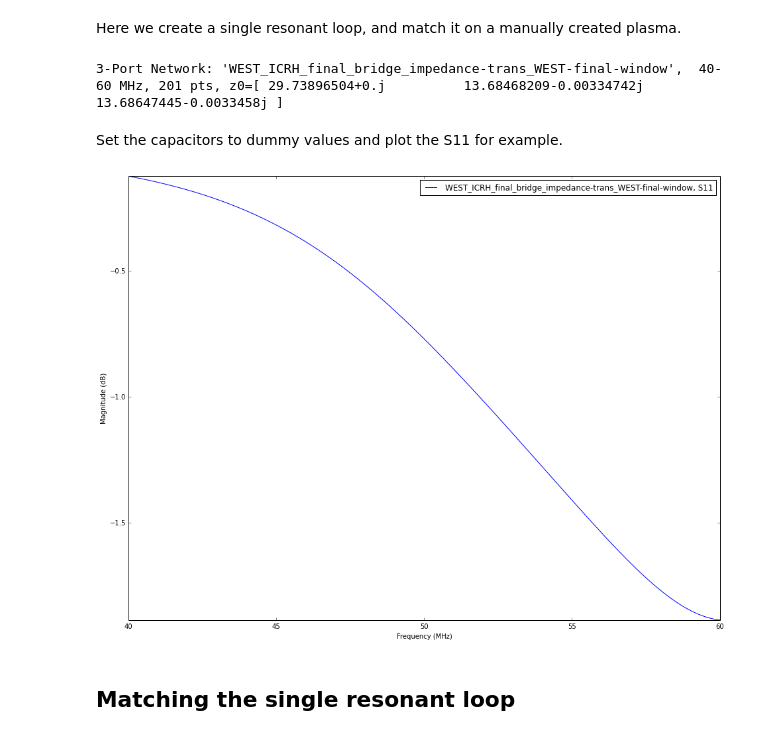
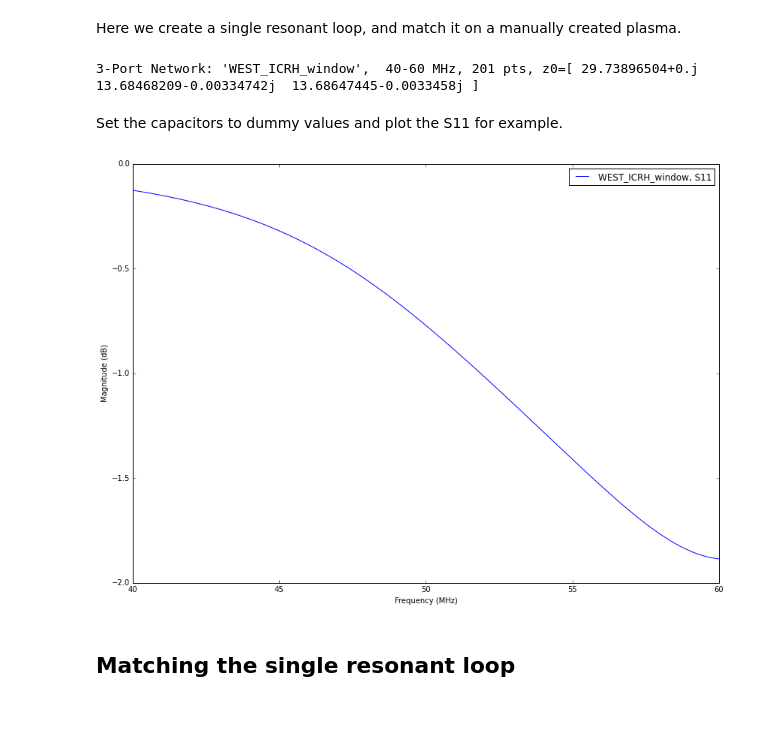
Before and after one commit to Hash--/ICRH, a Jupyter notebook: notebooks/Conjugate T Matching.ipynb, the cells around one changed output. Saved outputs shown, nothing was run; the diff lists cells and outputs as text; code cells hidden in the pictures.

```diff
--- a/notebooks/Conjugate T Matching.ipynb
+++ b/notebooks/Conjugate T Matching.ipynb
@@ -11,6 +15,6 @@ from TOPICA import TopicaResult
 # %%
 import matplotlib.pylab as pylab
-pylab.rcParams['figure.figsize'] = 16, 12  # increase the default image size
+pylab.rcParams['figure.figsize'] = 14, 10  # increase the default image size
 # %% [markdown]
 # Importing the full-wave solutions
 # %% [markdown]
@@ -18,23 +30,23 @@ We import the three devices of our electric circuit: the bridge, the impedance t
 # %%
-bridge = rf.io.hfss_touchstone_2_network('../Notebooks/WEST_ICRH/WEST_ICRH_final_bridge_impedance-trans_WEST-final-bridge-only.s3p', f_unit='MHz')
-impedance_transformer = rf.io.hfss_touchstone_2_network('../Notebooks/WEST_ICRH/WEST_ICRH_final_bridge_impedance-trans_WEST-final-impedance-transformer.s2p', f_unit='MHz')
-window = rf.io.hfss_touchstone_2_network('../Notebooks/WEST_ICRH/WEST_ICRH_final_bridge_impedance-trans_WEST-final-window.s2p', f_unit='MHz')
+bridge = rf.io.hfss_touchstone_2_network('data/Sparameters/WEST/WEST_ICRH_bridge.s3p', f_unit='MHz')
+impedance_transformer = rf.io.hfss_touchstone_2_network('data/Sparameters/WEST/WEST_ICRH_impedance-transformer.s2p', f_unit='MHz')
+window = rf.io.hfss_touchstone_2_network('data/Sparameters/WEST/WEST_ICRH_window.s2p', f_unit='MHz')
 # %% [markdown]
 # Single Resonant Loop
 # %% [markdown]
 Here we create a single resonant loop, and match it on a manually created plasma.
 # %%
-RL1 = ResonantLoop(bridge, impedance_transformer, window)
-RL1.get_network() # look at the port char impedance to see if everything is fine
+CT1 = ConjugateT(bridge, impedance_transformer, window)
+CT1.get_network() # look at the port char impedance to see if everything is fine
 # %% [output]
-3-Port Network: 'WEST_ICRH_final_bridge_impedance-trans_WEST-final-window',  40-60 MHz, 201 pts, z0=[ 29.73896504+0.j          13.68468209-0.00334742j  13.68647445-0.0033458j ]
+3-Port Network: 'WEST_ICRH_window',  40-60 MHz, 201 pts, z0=[ 29.73896504+0.j          13.68468209-0.00334742j  13.68647445-0.0033458j ]
 # %% [markdown]
 Set the capacitors to dummy values and plot the S11 for example.
 # %%
-RL1.set_capacitors([60e-12, 60e-12])
-RL1.load(1+30*1j).plot_s_db()
+CT1.set_capacitors([60e-12, 60e-12])
+CT1.load(1+30*1j).plot_s_db()
 # %% [output]
-[figure, old version]
+[figure, new version]
 # %% [markdown]
 ## Matching the single resonant loop
 # %%
```
Also changed, not shown: parts of 9 cells of this notebook, 6 other files.
